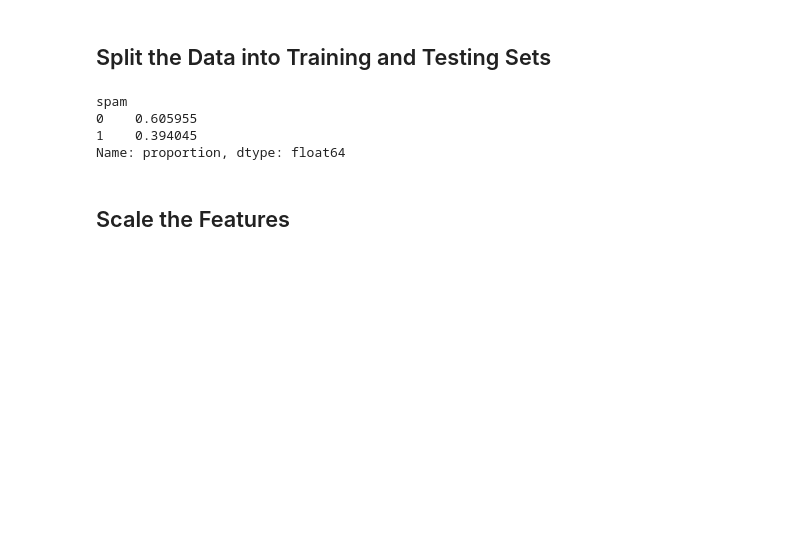
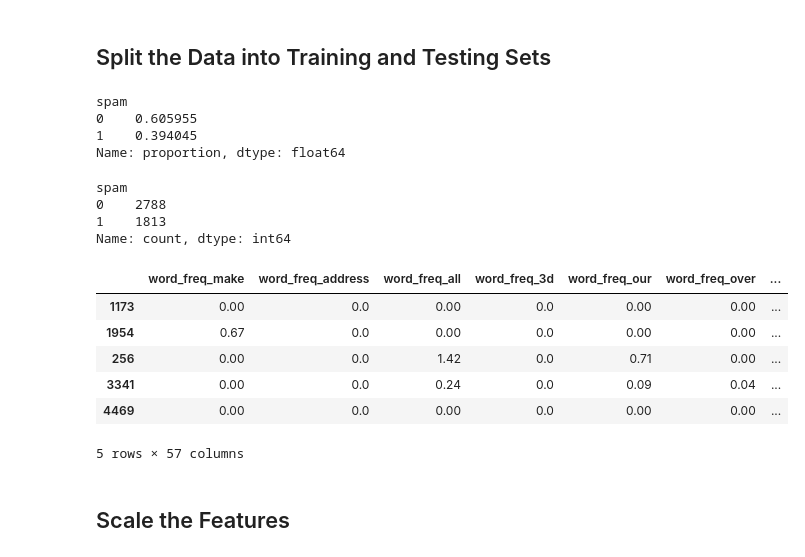
Before and after one commit to kkruel8100/classification-challenge, a Jupyter notebook: spam_detector.ipynb, the cells around one changed output. Cells and saved outputs as stored; diff of their text form; code cells hidden in the pictures; blank space fills up the shorter version.

Commit message:
Add additional value count and re-ran outputs

```diff
--- a/spam_detector.ipynb
+++ b/spam_detector.ipynb
@@ -51,9 +51,26 @@ spam
 0    0.605955
 1    0.394045
 Name: proportion, dtype: float64
+# %%
+# Check the balance of the labels variable (`y`) by using the `value_counts` function.
+y.value_counts()
+# %% [output]
+spam
+0    2788
+1    1813
+Name: count, dtype: int64
 # %%
 # Split the data into X_train, X_test, y_train, y_test
 X_train, X_test, y_train, y_test = train_test_split(X, y, random_state=42)
+X_train.head()
+# %% [output]
+|  | word_freq_make | word_freq_address | word_freq_all | word_freq_3d | word_freq_our | word_freq_over | ... |
+| 1173 | 0.00 | 0.0 | 0.00 | 0.0 | 0.00 | 0.00 | ... |
+| 1954 | 0.67 | 0.0 | 0.00 | 0.0 | 0.00 | 0.00 | ... |
+| 256 | 0.00 | 0.0 | 1.42 | 0.0 | 0.71 | 0.00 | ... |
+| 3341 | 0.00 | 0.0 | 0.24 | 0.0 | 0.09 | 0.04 | ... |
+| 4469 | 0.00 | 0.0 | 0.00 | 0.0 | 0.00 | 0.00 | ... |
+5 rows × 57 columns
 # %% [markdown]
 ## Scale the Features
 # %% [markdown]
```
Also changed, not shown: parts of 1 cell of this notebook.
